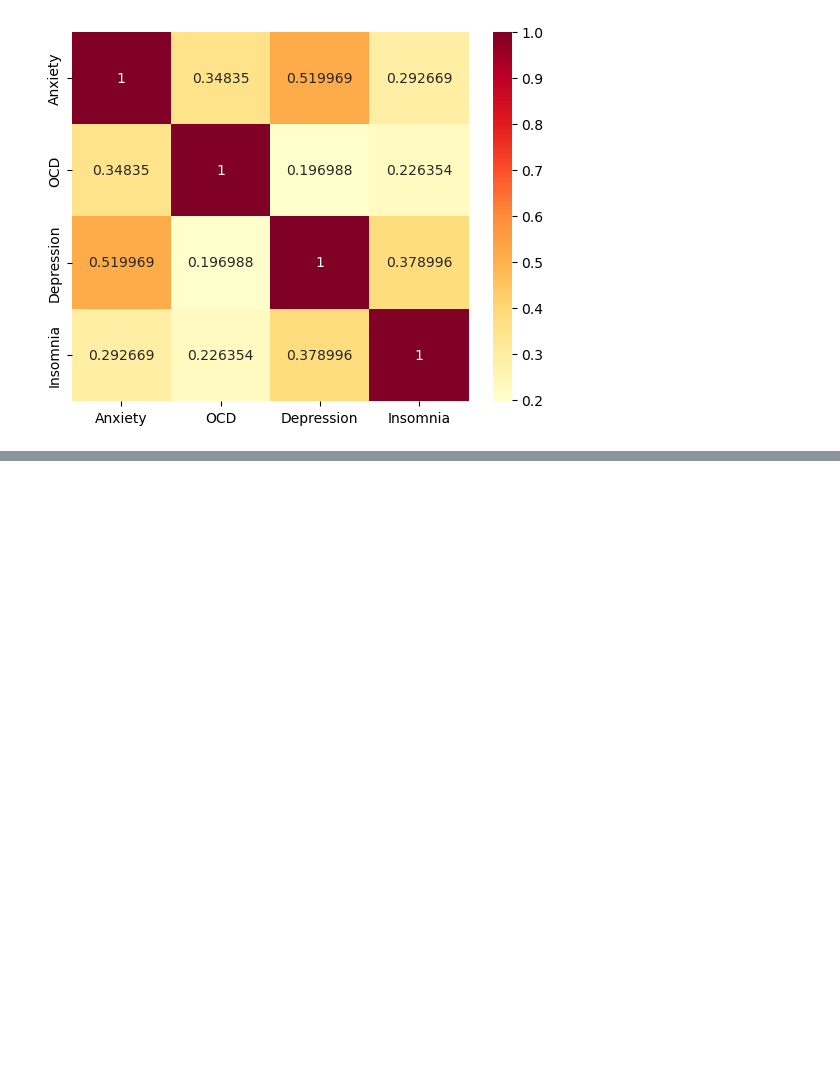
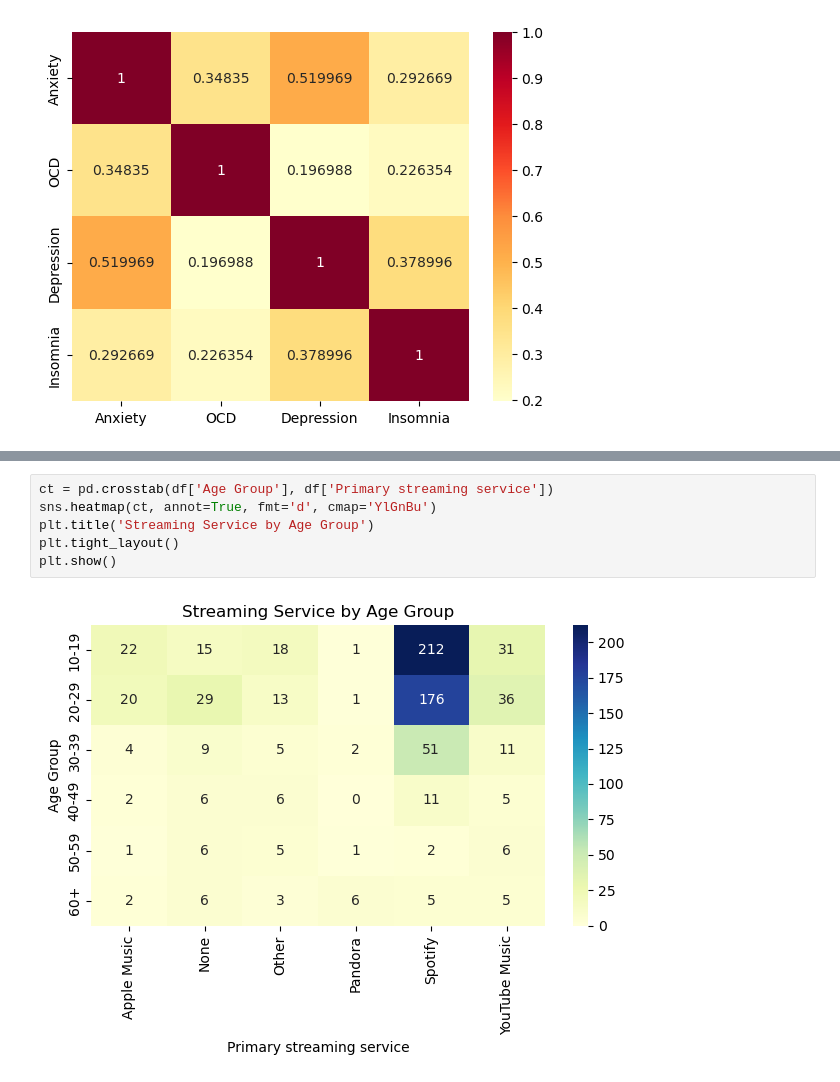
Before and after one commit to gabelsnider/Music-and-Mental-Health-DA, a Jupyter notebook: project/preliminary-notebooks/MxMH1.ipynb, the cells around one changed output, grey strips where cells are left out. Saved outputs shown, nothing was run; the diff lists cells and outputs as text; blank space fills up the shorter version.

```diff
--- a/project/preliminary-notebooks/MxMH1.ipynb
+++ b/project/preliminary-notebooks/MxMH1.ipynb
@@ -143,0 +165,8 @@ Insomnia    0.292669  0.226354    0.378996  1.000000
+# %%
+ct = pd.crosstab(df['Age Group'], df['Primary streaming service'])
+sns.heatmap(ct, annot=True, fmt='d', cmap='YlGnBu')
+plt.title('Streaming Service by Age Group')
+plt.tight_layout()
+plt.show()
+# %% [output]
+[figure, added]
```
Also changed, not shown: parts of 7 cells of this notebook.
